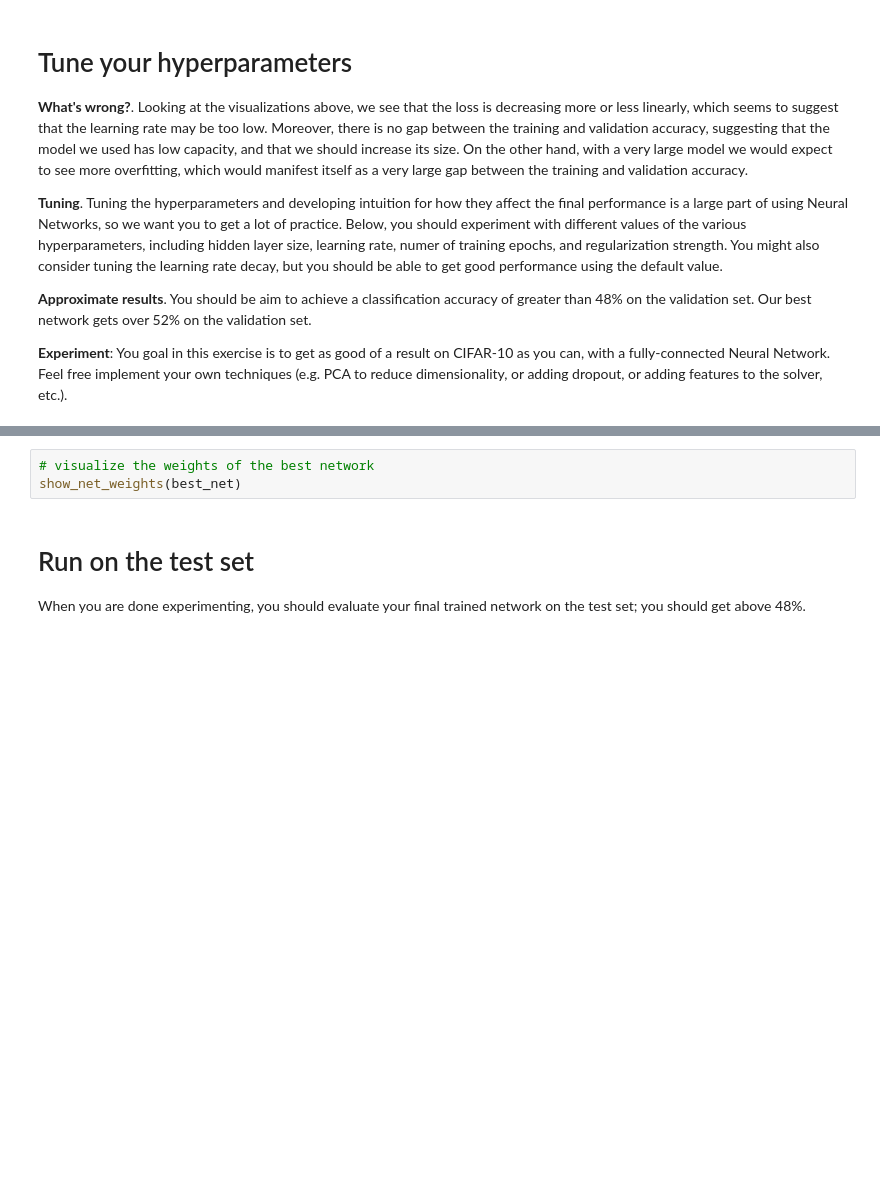
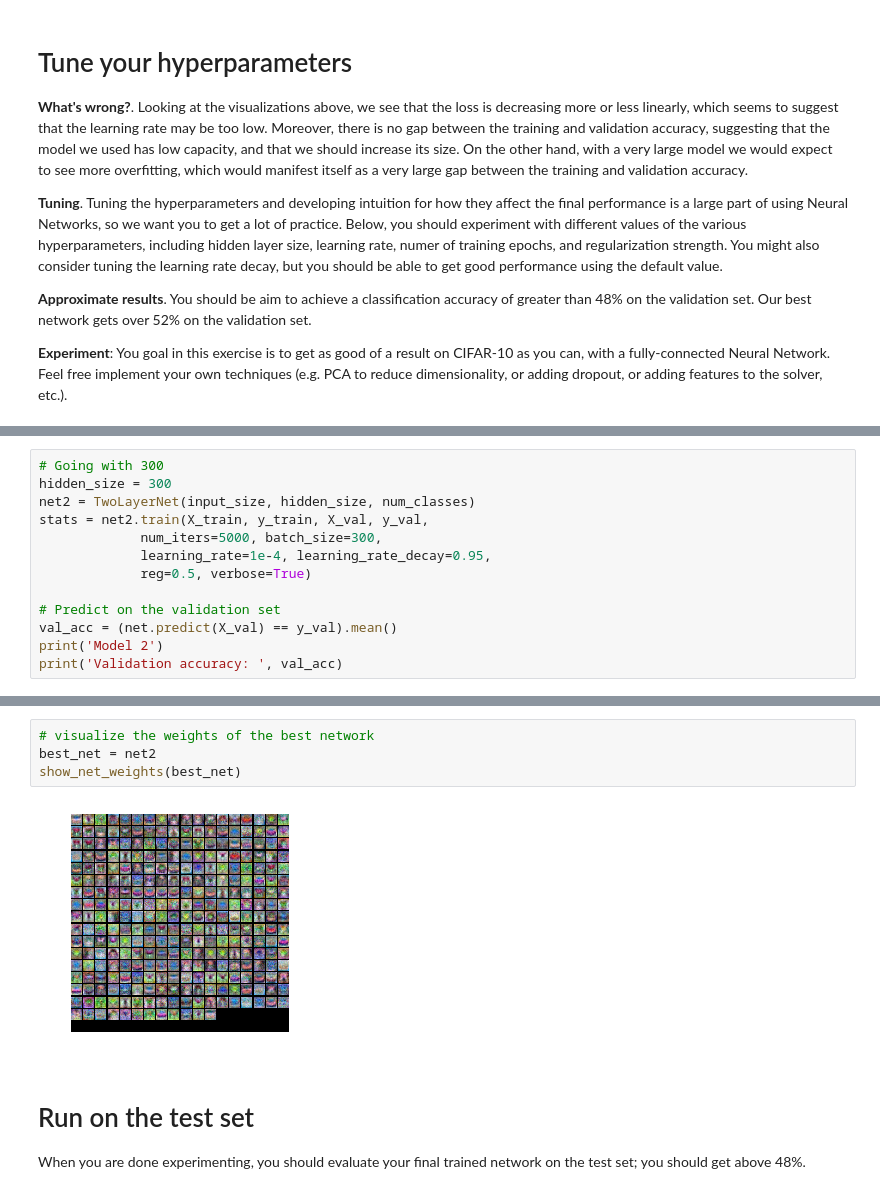
Before and after one commit to mahmoudsultan/Stanford-CS231n-Assignment, a Jupyter notebook: two_layer_net.ipynb, the cells around one changed output, grey strips where cells are left out. Cells and saved outputs as stored; diff of their text form; blank space fills up the shorter version.

```diff
--- a/two_layer_net.ipynb
+++ b/two_layer_net.ipynb
@@ -259,0 +347,13 @@ best_net = None # store the best model into this
+# %%
+# Going with 300
+hidden_size = 300
+net2 = TwoLayerNet(input_size, hidden_size, num_classes)
+stats = net2.train(X_train, y_train, X_val, y_val,
+             num_iters=5000, batch_size=300,
+             learning_rate=1e-4, learning_rate_decay=0.95,
+             reg=0.5, verbose=True)
+
+# Predict on the validation set
+val_acc = (net.predict(X_val) == y_val).mean()
+print('Model 2')
+print('Validation accuracy: ', val_acc)
@@ -260,6 +426,9 @@ best_net = None # store the best model into this
 # %%
 # visualize the weights of the best network
+best_net = net2
 show_net_weights(best_net)
+# %% [output]
+[figure, added]
 # %% [markdown]
 # Run on the test set
 When you are done experimenting, you should evaluate your final trained network on the test set; you should get above 48%.
```
Also changed, not shown: parts of 14 cells of this notebook, 2 other files.
